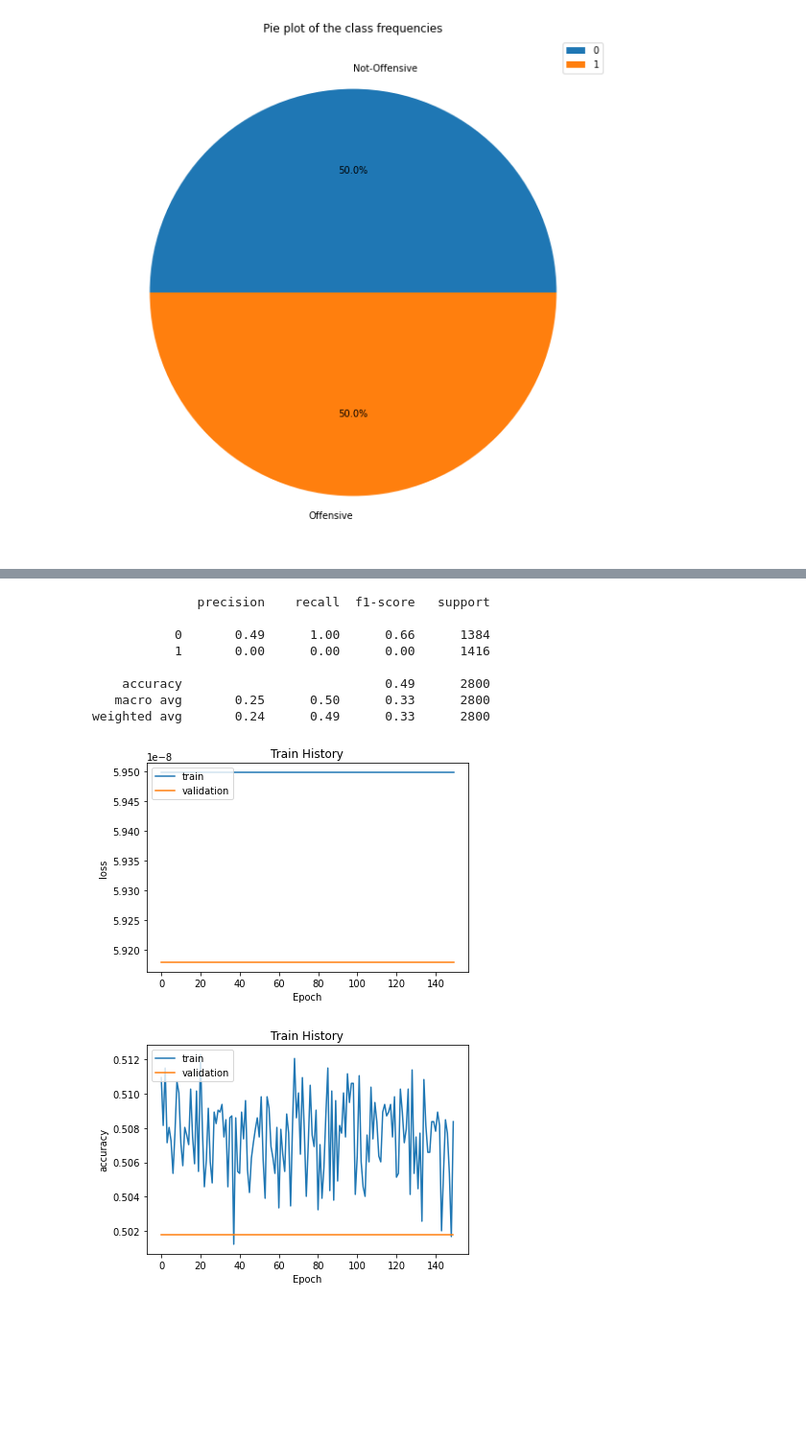
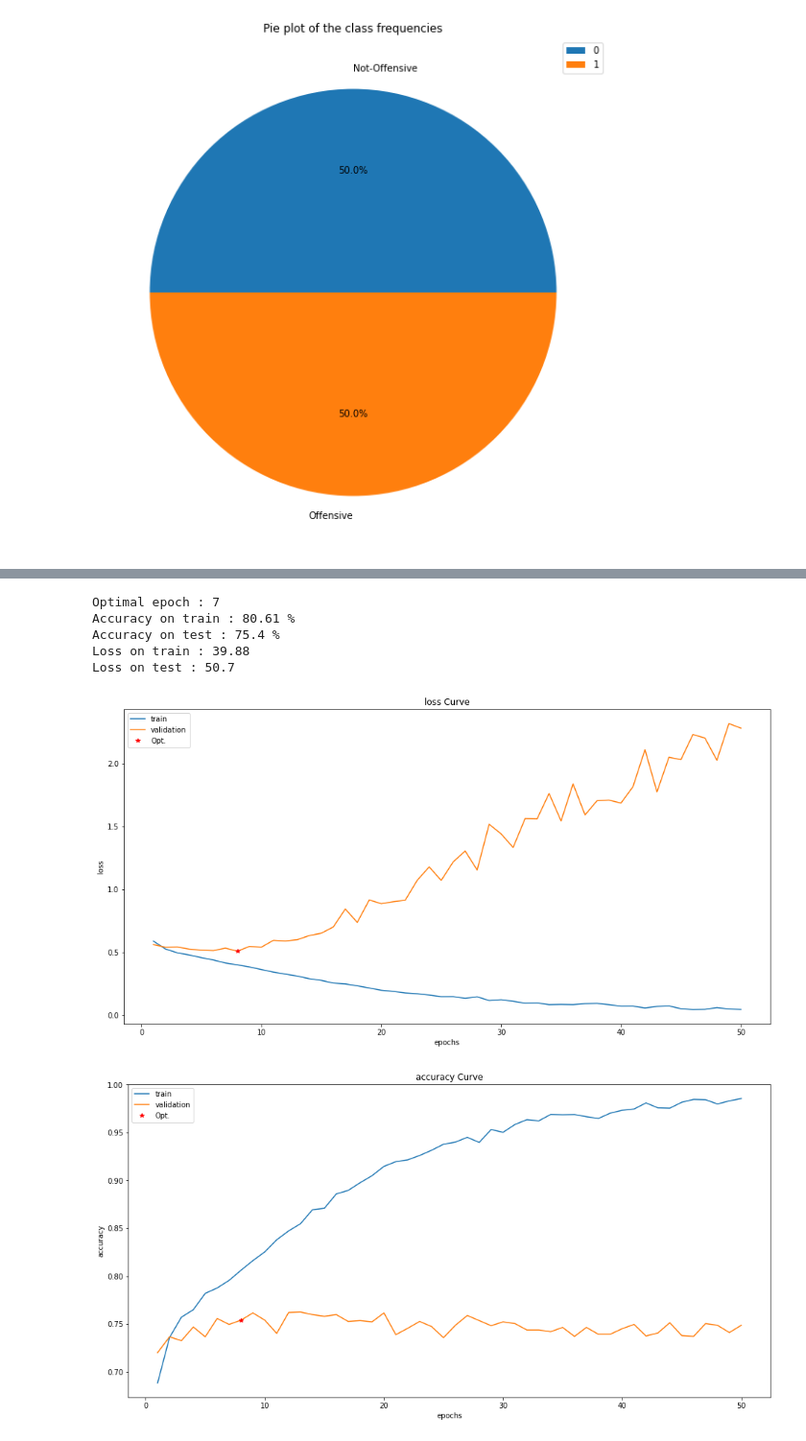
Before and after one commit to MouadBH/arabic-offensive-language-detection, a Jupyter notebook: LSTM_AraVec.ipynb, the cells around one changed output, grey strips where cells are left out. Shown at 96% size. Drawn from its saved outputs; the diff is of its cells as text; code cells hidden in the pictures; blank space fills up the shorter version.

Commit message:
AraVec + LSTM Best Acc: 79%

```diff
--- a/LSTM_AraVec.ipynb
+++ b/LSTM_AraVec.ipynb
@@ -206,0 +189,15 @@ _________________________________________________________________
+# %%
+print("Parameters Values:")
+print("word_index: ")
+print(len(word_index))
+print("WORD_MODEL: ")
+print(WORD_MODEL)
+print("EMBED_SIZE: ")
+print(EMBED_SIZE)
+print("MAX_TEXT_LENGTH: ")
+print(MAX_TEXT_LENGTH)
+print("\n")
+
+embedding_matrix, words_not_found = get_embedding_matrix(word_index, WORD_MODEL, EMBED_SIZE)
+print("\nBuild LSTM Model ...")
+model = get_lstm_model(embedding_matrix, word_index, EMBED_SIZE, MAX_TEXT_LENGTH, print_summary=True)
@@ -214,8 +237,8 @@ def train_fit_predict(model, x_train, x_test, y_train, y_test, batch_size, epoch
     return history, model
 # %%
 history, model = train_fit_predict(model,
-                               x_train[:, :MAX_TEXT_LENGTH],
-                               x_test[:, :MAX_TEXT_LENGTH],
+                               x_train,
+                               x_test,
                                y_train, y_test,
-                               batch_size=500, epochs=150)
+                               batch_size=64, epochs=50)
 # %% [output]
@@ -259,28 +292,22 @@ y_pred = (y_pred > 0.5)
-# %%
-print(classification_report(y_test, y_pred_bool))
-# %% [output]
-              precision    recall  f1-score   support
-
-           0       0.49      1.00      0.66      1384
-           1       0.00      0.00      0.00      1416
-
-    accuracy                           0.49      2800
-   macro avg       0.25      0.50      0.33      2800
-weighted avg       0.24      0.49      0.33      2800
-# %%
-def show_train_history(train_history,train,validation):
-    plt.plot(train_history.history[train])
-    plt.plot(train_history.history[validation])
-    plt.title('Train History')
-    plt.ylabel(train)
-    plt.xlabel('Epoch')
-    plt.legend(['train', 'validation'], loc='upper left')
-    plt.show()
+# %%
+n = np.argmin(history.history['val_loss'])
+
+print("Optimal epoch : {}".format(n))
+print("Accuracy on train : {} %".format(np.round(history.history['accuracy'][n]*100, 2)))
+print("Accuracy on test : {} %".format(np.round(history.history['val_accuracy'][n]*100, 2)))
+print("Loss on train : {}".format(np.round(history.history['loss'][n]*100, 2)))
+print("Loss on test : {}".format(np.round(history.history['val_loss'][n]*100, 2)))
+# %% [output]
+Optimal epoch : 7
+Accuracy on train : 80.61 %
+Accuracy on test : 75.4 %
+Loss on train : 39.88
+Loss on test : 50.7
 # %%
 #train loss vs validation loss
-show_train_history(history,'loss','val_loss')
+show_train_history(history,'loss','val_loss', n)
 
-show_train_history(history,'accuracy','val_accuracy')
+show_train_history(history,'accuracy','val_accuracy', n)
 # %% [output]
-[figure, old version]
+[figure, new version]
-[figure, old version]
+[figure, new version]
```
Also changed, not shown: parts of 25 cells of this notebook.
